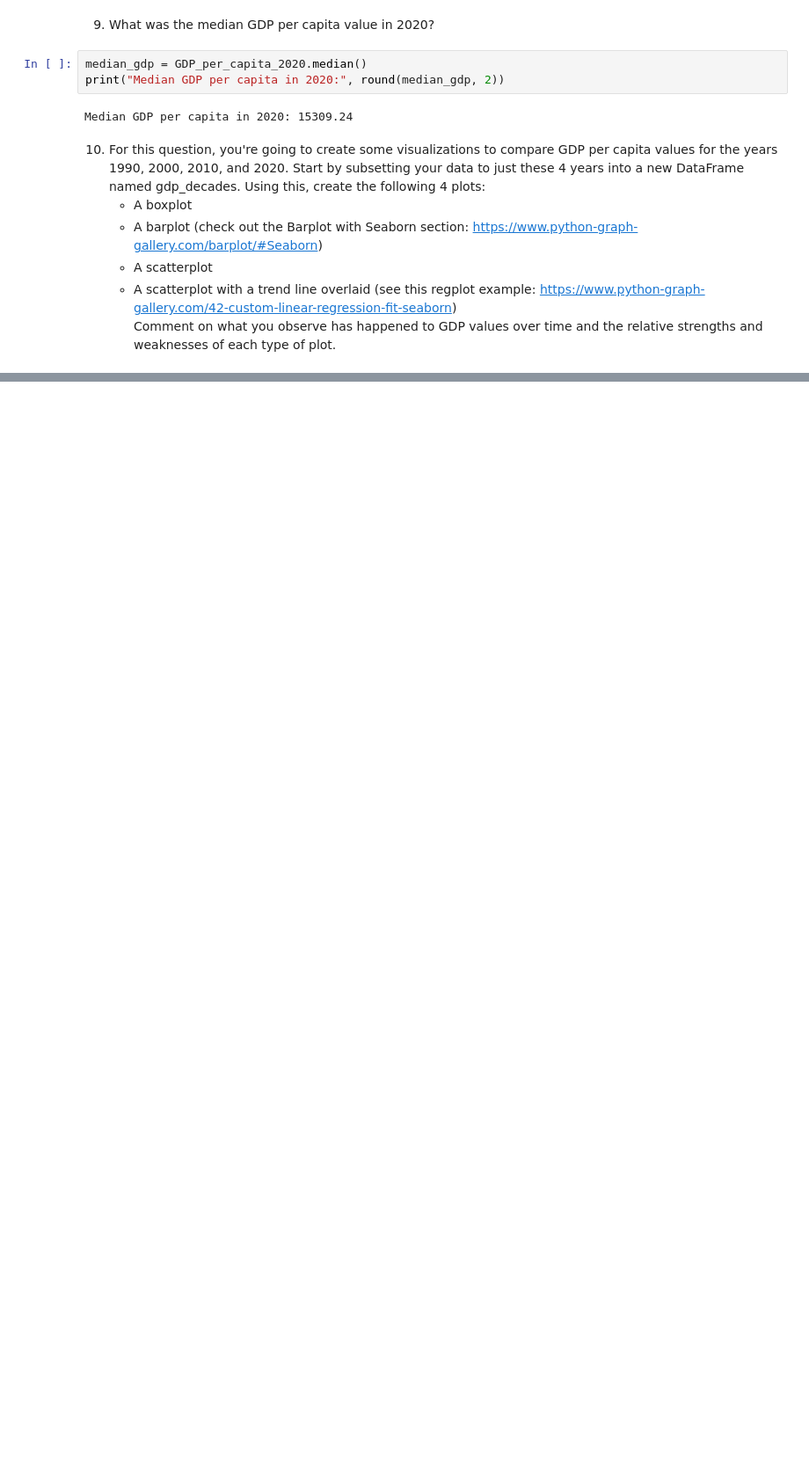
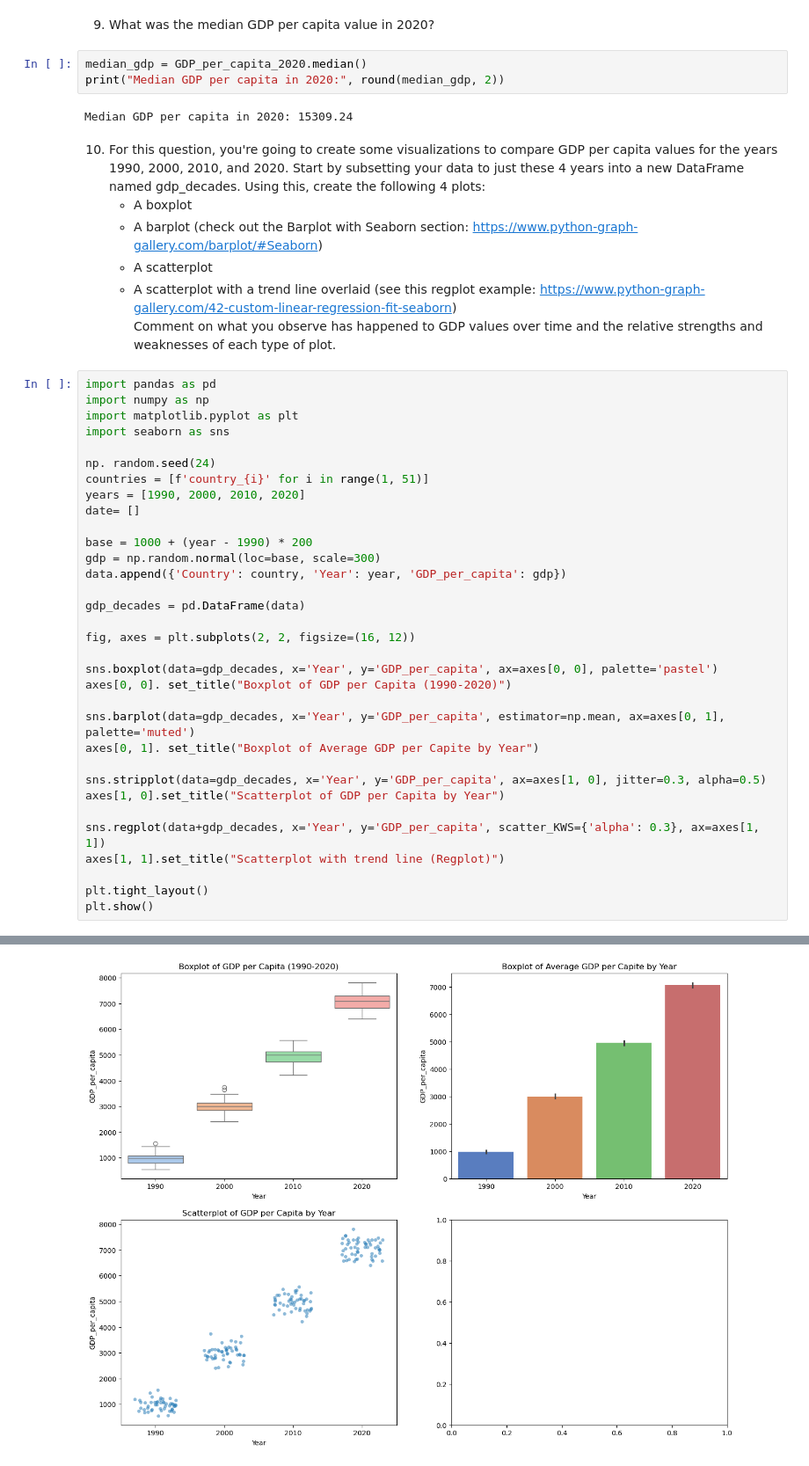
Before and after one commit to NSS-Data-Analytics-Cohort-14/gdp-and-internet-usage-vena3, a Jupyter notebook: notebooks/UN project .ipynb, the cells around one changed output, grey strips where cells are left out. Shown at 88% size. Saved outputs shown, nothing was run; the diff lists cells and outputs as text; blank space fills up the shorter version.

```diff
--- a/notebooks/UN project .ipynb
+++ b/notebooks/UN project .ipynb
@@ -154,3 +155,37 @@ Median GDP per capita in 2020: 15309.24
 	* A scatterplot
 	* A scatterplot with a trend line overlaid (see this regplot example: https://www.python-graph-gallery.com/42-custom-linear-regression-fit-seaborn)
 Comment on what you observe has happened to GDP values over time and the relative strengths and weaknesses of each type of plot.
+# %%
+import pandas as pd
+import numpy as np
+import matplotlib.pyplot as plt
+import seaborn as sns
+
+np. random.seed(24)
+countries = [f'country_{i}' for i in range(1, 51)]
+years = [1990, 2000, 2010, 2020]
+date= []
+
+base = 1000 + (year - 1990) * 200
+gdp = np.random.normal(loc=base, scale=300)
+data.append({'Country': country, 'Year': year, 'GDP_per_capita': gdp})
+
+gdp_decades = pd.DataFrame(data)
+
+fig, axes = plt.subplots(2, 2, figsize=(16, 12))
+
+sns.boxplot(data=gdp_decades, x='Year', y='GDP_per_capita', ax=axes[0, 0], palette='pastel')
+axes[0, 0]. set_title("Boxplot of GDP per Capita (1990-2020)")
+
+sns.barplot(data=gdp_decades, x='Year', y='GDP_per_capita', estimator=np.mean, ax=axes[0, 1], palette='muted')
+axes[0, 1]. set_title("Boxplot of Average GDP per Capite by Year")
+
+sns.stripplot(data=gdp_decades, x='Year', y='GDP_per_capita', ax=axes[1, 0], jitter=0.3, alpha=0.5)
+axes[1, 0].set_title("Scatterplot of GDP per Capita by Year")
+
+sns.regplot(data+gdp_decades, x='Year', y='GDP_per_capita', scatter_KWS={'alpha': 0.3}, ax=axes[1, 1])
+axes[1, 1].set_title("Scatterplot with trend line (Regplot)")
+
+plt.tight_layout()
+plt.show()
+# %% [output]
@@ -156,0 +200 @@ Comment on what you observe has happened to GDP values over time and the relativ
+[figure, added]
```
Also changed, not shown: parts of 3 cells of this notebook.
